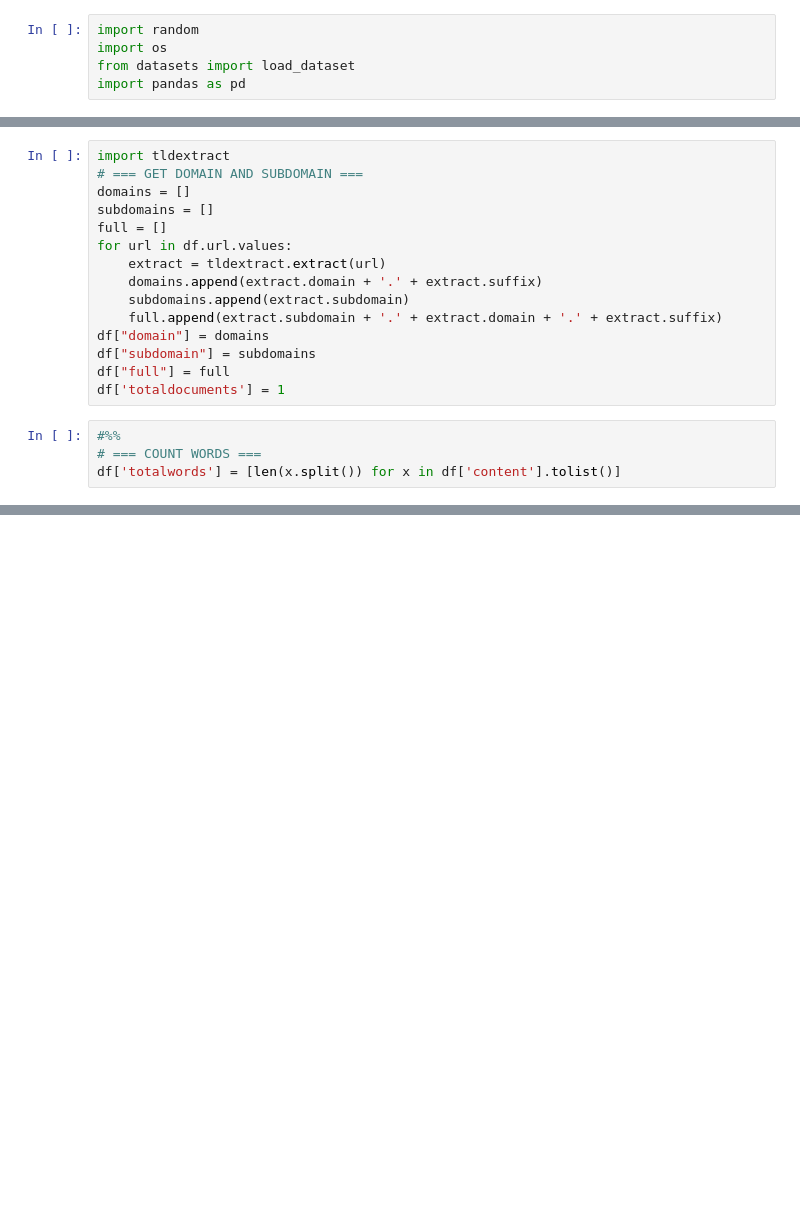
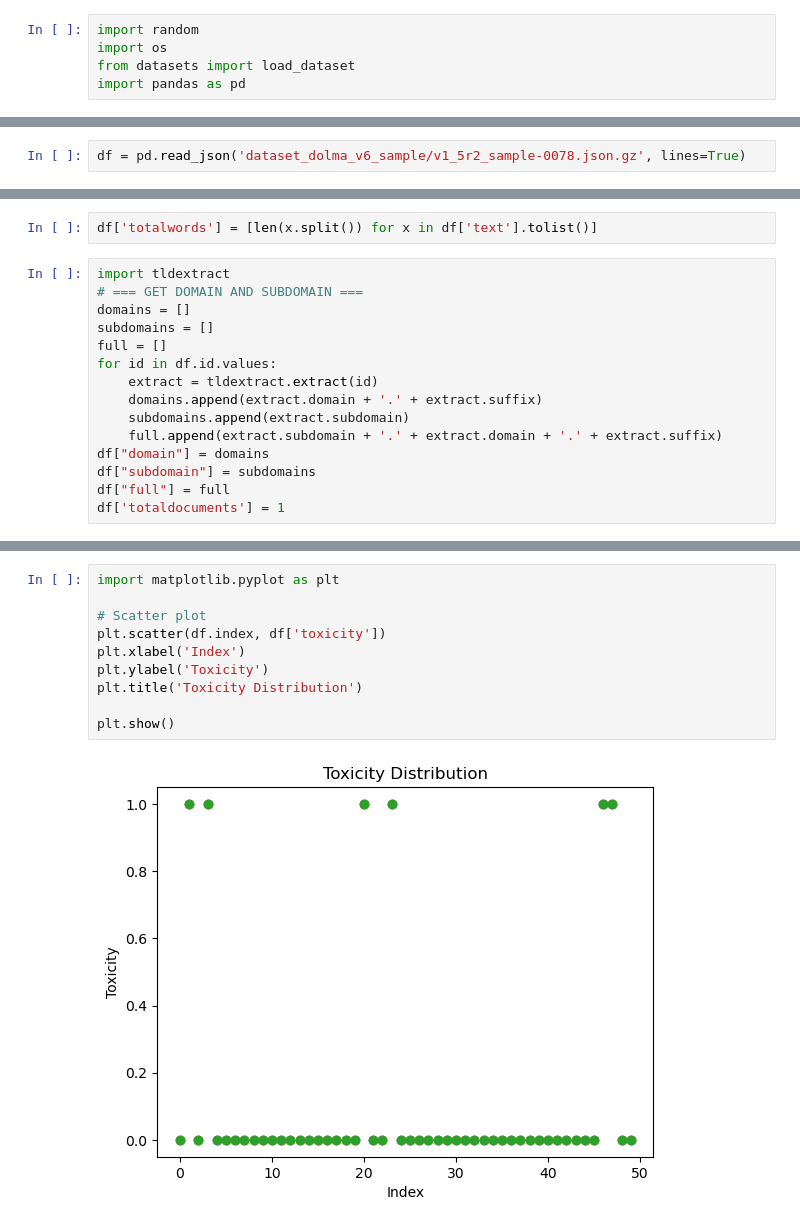
Before and after one commit to nsidhu11/CMPT419, a Jupyter notebook: dolma.ipynb, the cells around one changed output, grey strips where cells are left out. Saved outputs shown, nothing was run; the diff lists cells and outputs as text; blank space fills up the shorter version.

```diff
--- a/dolma.ipynb
+++ b/dolma.ipynb
@@ -37 +6,3 @@ df = pd.read_parquet(path) # refinedweb_1997-2679-610-4882-5270.parquet
+# %%
+df = pd.read_json('dataset_dolma_v6_sample/v1_5r2_sample-0078.json.gz', lines=True)
 # %%
@@ -57,11 +17,13 @@ len(df), df.memory_usage(index=True).sum() * 1e-6
+# %%
+df['totalwords'] = [len(x.split()) for x in df['text'].tolist()]
 # %%
 import tldextract
 # === GET DOMAIN AND SUBDOMAIN ===
 domains = []
 subdomains = []
 full = []
-for url in df.url.values:
-    extract = tldextract.extract(url)
+for id in df.id.values:
+    extract = tldextract.extract(id)
     domains.append(extract.domain + '.' + extract.suffix)
     subdomains.append(extract.subdomain)
     full.append(extract.subdomain + '.' + extract.domain + '.' + extract.suffix)
@@ -69,7 +31,3 @@ df["domain"] = domains
 df["subdomain"] = subdomains
 df["full"] = full
 df['totaldocuments'] = 1
-# %%
-#%%
-# === COUNT WORDS ===
-df['totalwords'] = [len(x.split()) for x in df['content'].tolist()]
@@ -87,0 +52,12 @@ df.describe()
+# %%
+import matplotlib.pyplot as plt
+
+# Scatter plot
+plt.scatter(df.index, df['toxicity'])
+plt.xlabel('Index')
+plt.ylabel('Toxicity')
+plt.title('Toxicity Distribution')
+
+plt.show()
+# %% [output]
+[figure, added]
```
Also changed, not shown: parts of 13 cells of this notebook.
